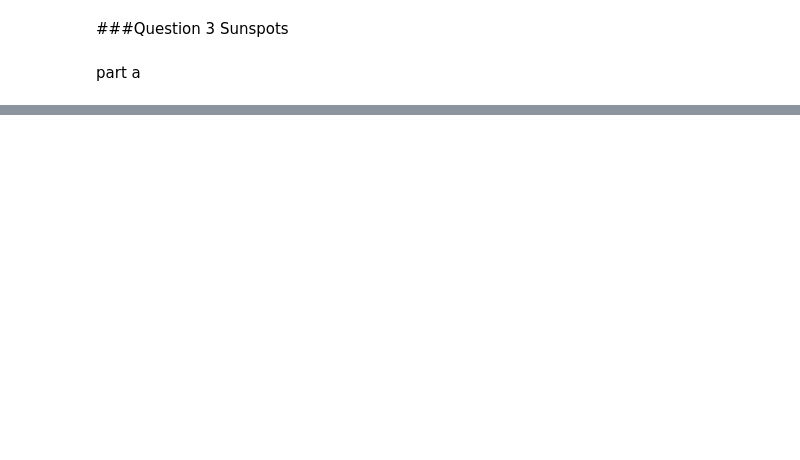
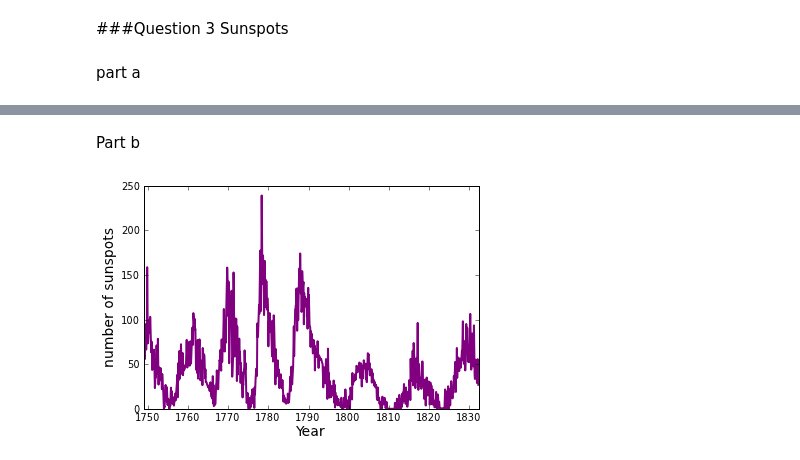
Before and after one commit to bcoit/Phys202-S13, a Jupyter notebook: Week3/GraphicsEx2.ipynb, the cells around one changed output, grey strips where cells are left out. Drawn from its saved outputs; the diff is of its cells as text; code cells hidden in the pictures; blank space fills up the shorter version.

```diff
--- a/Week3/GraphicsEx2.ipynb
+++ b/Week3/GraphicsEx2.ipynb
@@ -55,0 +63,12 @@ IOError: [Errno 2] No such file or directory: 'sunspots.txt'
+# %% [markdown]
+Part b
+# %%
+x = data[0:1000,0]
+y = data[0:1000,1]
+plot (x,y,color='purple',linewidth=2)
+xticks(arange(12, 1000, 120), ('1750','1760','1770','1780','1790','1800','1810','1820','1830'))
+xlabel("Year",fontsize=14)
+ylabel("number of sunspots",fontsize=14)
+show()
+# %% [output]
+[figure, added]
```
Also changed, not shown: parts of 9 cells of this notebook, 3 other files.
